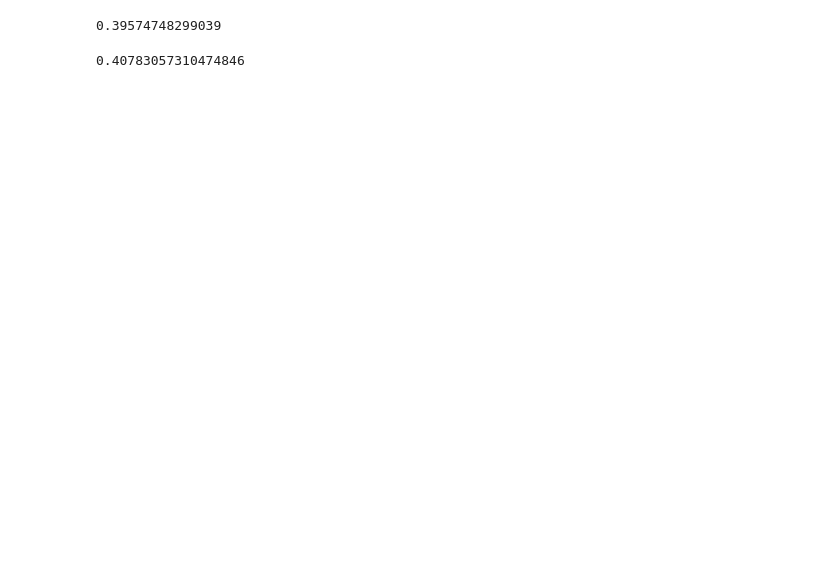
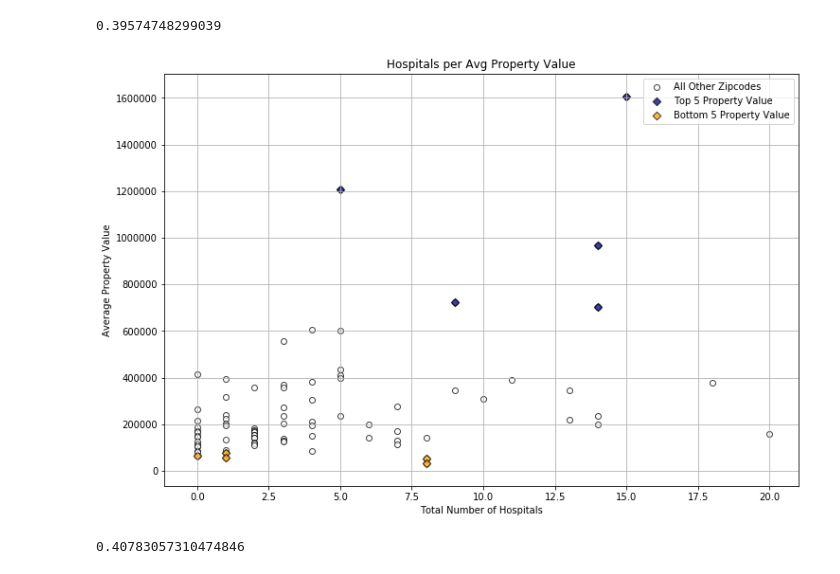
Before and after one commit to amy676767/Group_project, a Jupyter notebook: 2_visualize-property-values-and-businesses.ipynb, the cells around one changed output. Saved outputs shown, nothing was run; the diff lists cells and outputs as text; code cells hidden in the pictures; blank space fills up the shorter version.

```diff
--- a/2_visualize-property-values-and-businesses.ipynb
+++ b/2_visualize-property-values-and-businesses.ipynb
@@ -159,6 +211,31 @@ summary_by_zip_df['bank_count'].corr(summary_by_zip_df['MeanPropertyValue'])
 summary_by_zip_df['supermarket_count'].corr(summary_by_zip_df['MeanPropertyValue'])
 # %% [output]
 0.39574748299039
+# %%
+hospital_x = summary_by_zip_df['hospital_count']
+hospital_y = summary_by_zip_df['MeanPropertyValue']
+hospital_x2 = zip_group_top['hospital_count']
+hospital_y2 = zip_group_top['MeanPropertyValue']
+hospital_x3 = zip_group_bottom['hospital_count']
+hospital_y3 = zip_group_bottom['MeanPropertyValue']
+
+plt.figure(figsize=(12,8))
+
+plt.scatter(hospital_x, hospital_y, label = 'All Other Zipcodes', color = ['white'], edgecolor = 'black', alpha = 0.75, marker = 'o')
+plt.scatter(hospital_x2, hospital_y2, label = 'Top 5 Property Value', color = ['navy'], edgecolor = 'black', alpha = 0.75, marker = 'D')
+plt.scatter(hospital_x3, hospital_y3, label = 'Bottom 5 Property Value', color = ['orange'], edgecolor = 'black', alpha = 0.75, marker = 'D')
+
+#plt.gca().invert_yaxis()
+
+plt.legend()
+
+plt.xlabel('Total Number of Hospitals')
+plt.ylabel('Average Property Value')
+plt.title('Hospitals per Avg Property Value')
+plt.grid()
+plt.show()
+# %% [output]
+[figure, added]
 # %%
 summary_by_zip_df['hospital_count'].corr(summary_by_zip_df['MeanPropertyValue'])
 # %% [output]
```
Also changed, not shown: parts of 9 cells of this notebook, 1 other file.
